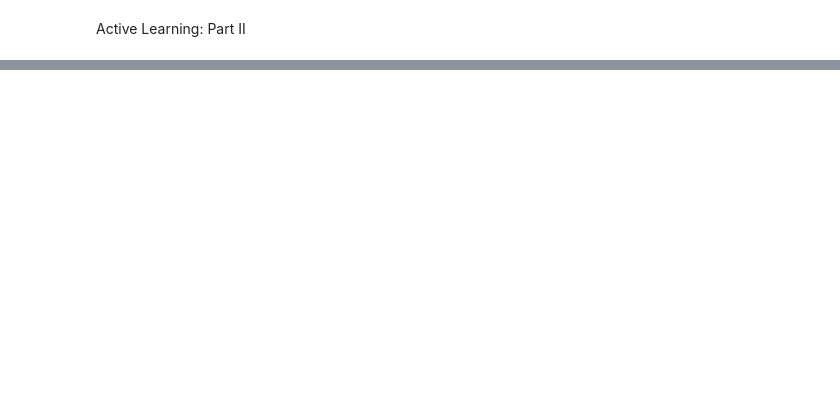
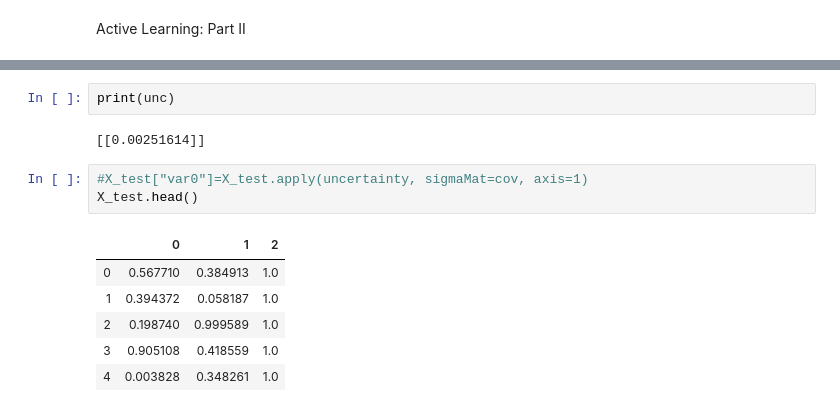
Before and after one commit to mlguy001/MLCourses, a Jupyter notebook: Columbia/Projects/Week 3 Linear Regression/RidgeRegression_ActiveLearning.ipynb, the cells around one changed output, grey strips where cells are left out. Saved outputs shown, nothing was run; the diff lists cells and outputs as text; blank space fills up the shorter version.

```diff
--- a/Columbia/Projects/Week 3 Linear Regression/RidgeRegression_ActiveLearning.ipynb
+++ b/Columbia/Projects/Week 3 Linear Regression/RidgeRegression_ActiveLearning.ipynb
@@ -179,0 +234,14 @@ Active Learning: Part II
+# %%
+print(unc)
+# %% [output]
+[[0.00251614]]
+# %%
+#X_test["var0"]=X_test.apply(uncertainty, sigmaMat=cov, axis=1)
+X_test.head()
+# %% [output]
+|  | 0 | 1 | 2 |
+| 0 | 0.567710 | 0.384913 | 1.0 |
+| 1 | 0.394372 | 0.058187 | 1.0 |
+| 2 | 0.198740 | 0.999589 | 1.0 |
+| 3 | 0.905108 | 0.418559 | 1.0 |
+| 4 | 0.003828 | 0.348261 | 1.0 |
```
Also changed, not shown: parts of 14 cells of this notebook.
